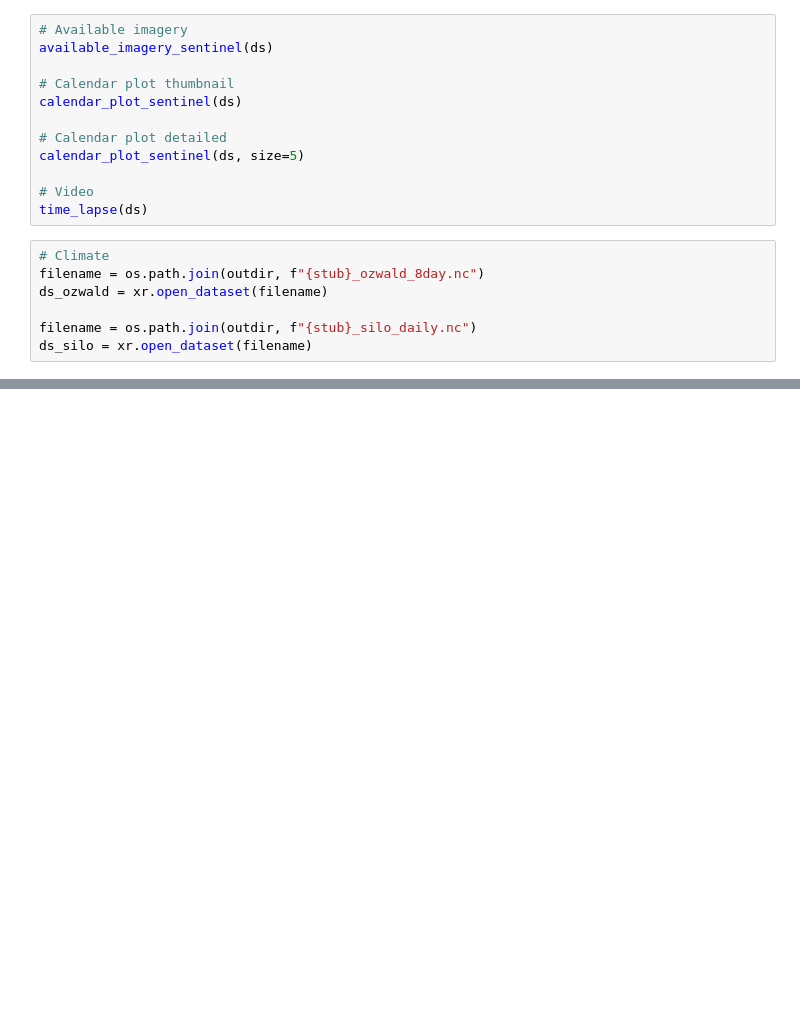
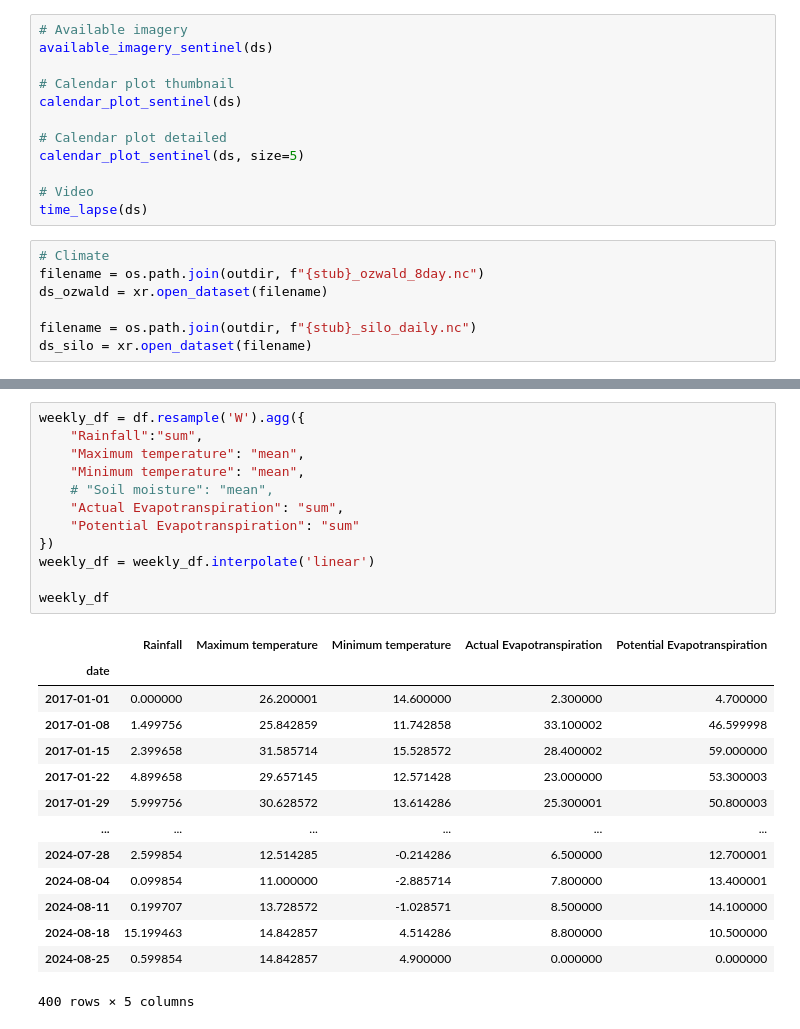
Before and after one commit to johnburley3000/PaddockTS, a Jupyter notebook: DAESIM_preprocess/everything_visualise.ipynb, the cells around one changed output, grey strips where cells are left out. Saved outputs shown, nothing was run; the diff lists cells and outputs as text; blank space fills up the shorter version.

```diff
--- a/DAESIM_preprocess/everything_visualise.ipynb
+++ b/DAESIM_preprocess/everything_visualise.ipynb
@@ -97,0 +188,27 @@ ds_silo = xr.open_dataset(filename)
+# %%
+weekly_df = df.resample('W').agg({
+    "Rainfall":"sum",
+    "Maximum temperature": "mean",
+    "Minimum temperature": "mean",
+    # "Soil moisture": "mean",
+    "Actual Evapotranspiration": "sum",
+    "Potential Evapotranspiration": "sum"
+})
+weekly_df = weekly_df.interpolate('linear')
+
+weekly_df
+# %% [output]
+|  | Rainfall | Maximum temperature | Minimum temperature | Actual Evapotranspiration | Potential Evapotranspiration |
+| date |  |  |  |  |  |
+| 2017-01-01 | 0.000000 | 26.200001 | 14.600000 | 2.300000 | 4.700000 |
+| 2017-01-08 | 1.499756 | 25.842859 | 11.742858 | 33.100002 | 46.599998 |
+| 2017-01-15 | 2.399658 | 31.585714 | 15.528572 | 28.400002 | 59.000000 |
+| 2017-01-22 | 4.899658 | 29.657145 | 12.571428 | 23.000000 | 53.300003 |
+| 2017-01-29 | 5.999756 | 30.628572 | 13.614286 | 25.300001 | 50.800003 |
+| ... | ... | ... | ... | ... | ... |
+| 2024-07-28 | 2.599854 | 12.514285 | -0.214286 | 6.500000 | 12.700001 |
+| 2024-08-04 | 0.099854 | 11.000000 | -2.885714 | 7.800000 | 13.400001 |
+| 2024-08-11 | 0.199707 | 13.728572 | -1.028571 | 8.500000 | 14.100000 |
+| 2024-08-18 | 15.199463 | 14.842857 | 4.514286 | 8.800000 | 10.500000 |
+| 2024-08-25 | 0.599854 | 14.842857 | 4.900000 | 0.000000 | 0.000000 |
+400 rows × 5 columns
```
Also changed, not shown: parts of 9 cells of this notebook.
